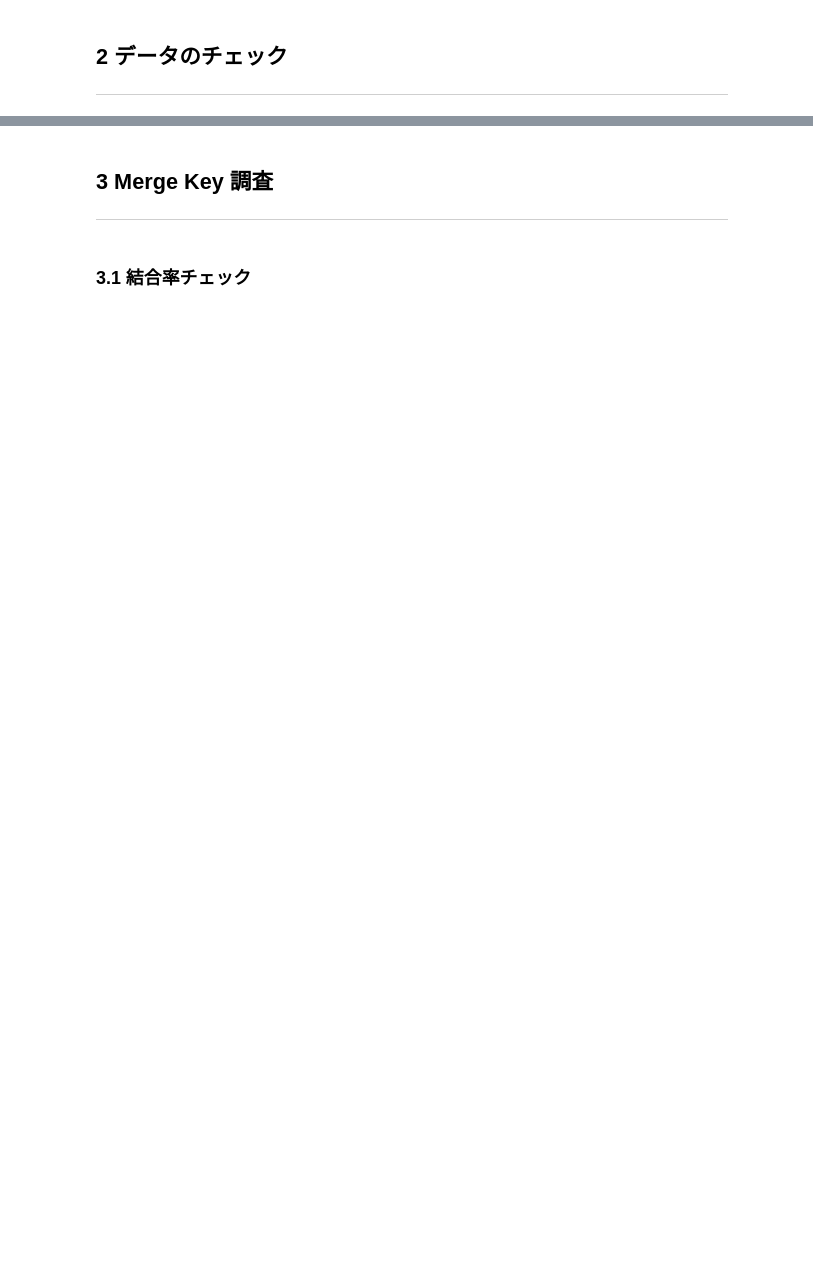
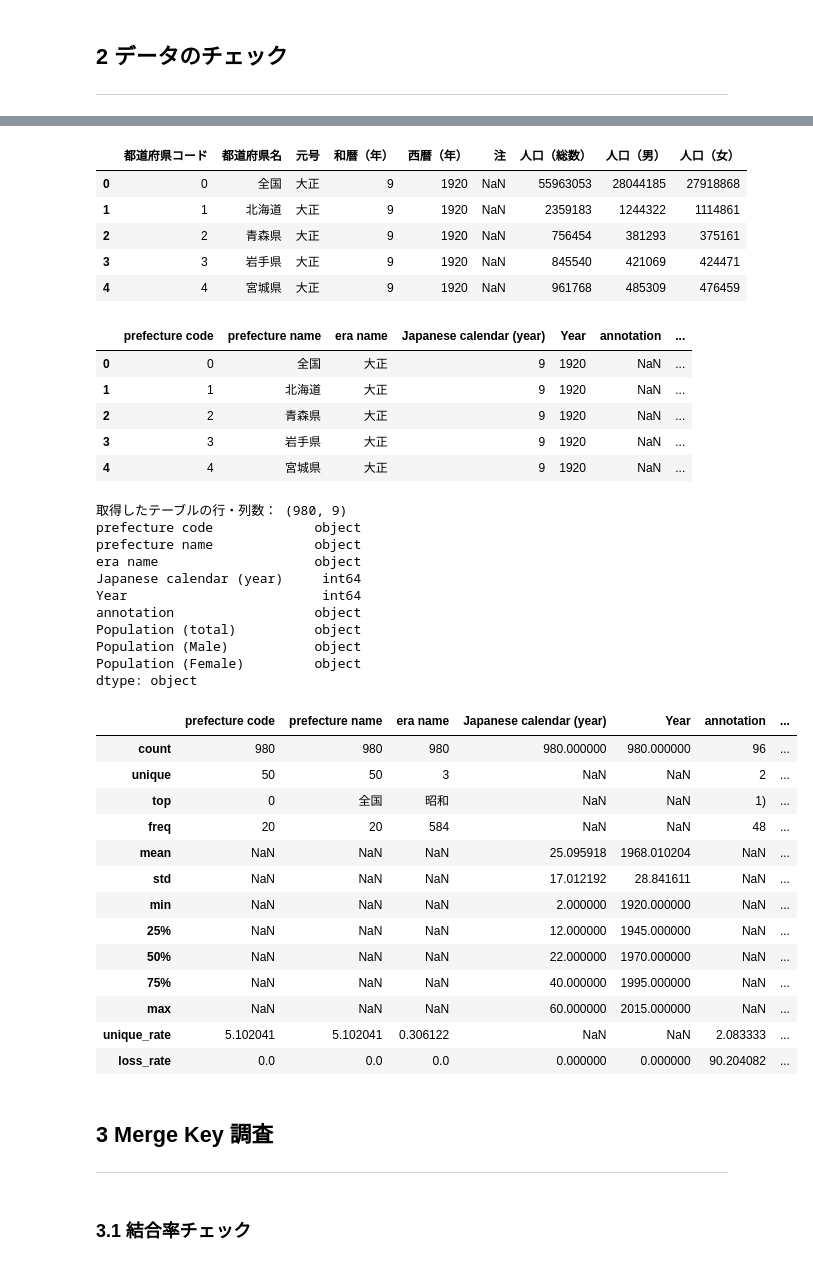
Before and after one commit to lab-shima/lab, a Jupyter notebook: データチェックノートブック.ipynb, the cells around one changed output, grey strips where cells are left out. Saved outputs shown, nothing was run; the diff lists cells and outputs as text; code cells hidden in the pictures; blank space fills up the shorter version.

```diff
--- a/データチェックノートブック.ipynb
+++ b/データチェックノートブック.ipynb
@@ -178,3 +205,43 @@ df.describe()
+# %%
+test(PATH, SOURCE_LANG, TARGET_LANG)
+# %% [output]
+|  | 都道府県コード | 都道府県名 | 元号 | 和暦（年） | 西暦（年） | 注 | 人口（総数） | 人口（男） | 人口（女） |
+| 0 | 0 | 全国 | 大正 | 9 | 1920 | NaN | 55963053 | 28044185 | 27918868 |
+| 1 | 1 | 北海道 | 大正 | 9 | 1920 | NaN | 2359183 | 1244322 | 1114861 |
+| 2 | 2 | 青森県 | 大正 | 9 | 1920 | NaN | 756454 | 381293 | 375161 |
+| 3 | 3 | 岩手県 | 大正 | 9 | 1920 | NaN | 845540 | 421069 | 424471 |
+| 4 | 4 | 宮城県 | 大正 | 9 | 1920 | NaN | 961768 | 485309 | 476459 |
+|  | prefecture code | prefecture name | era name | Japanese calendar (year) | Year | annotation | ... |
+| 0 | 0 | 全国 | 大正 | 9 | 1920 | NaN | ... |
+| 1 | 1 | 北海道 | 大正 | 9 | 1920 | NaN | ... |
+| 2 | 2 | 青森県 | 大正 | 9 | 1920 | NaN | ... |
+| 3 | 3 | 岩手県 | 大正 | 9 | 1920 | NaN | ... |
+| 4 | 4 | 宮城県 | 大正 | 9 | 1920 | NaN | ... |
+取得したテーブルの行・列数： (980, 9)
+prefecture code             object
+prefecture name             object
+era name                    object
+Japanese calendar (year)     int64
+Year                         int64
+annotation                  object
+Population (total)          object
+Population (Male)           object
+Population (Female)         object
+dtype: object
+|  | prefecture code | prefecture name | era name | Japanese calendar (year) | Year | annotation | ... |
+| count | 980 | 980 | 980 | 980.000000 | 980.000000 | 96 | ... |
+| unique | 50 | 50 | 3 | NaN | NaN | 2 | ... |
+| top | 0 | 全国 | 昭和 | NaN | NaN | 1) | ... |
+| freq | 20 | 20 | 584 | NaN | NaN | 48 | ... |
+| mean | NaN | NaN | NaN | 25.095918 | 1968.010204 | NaN | ... |
+| std | NaN | NaN | NaN | 17.012192 | 28.841611 | NaN | ... |
+| min | NaN | NaN | NaN | 2.000000 | 1920.000000 | NaN | ... |
+| 25% | NaN | NaN | NaN | 12.000000 | 1945.000000 | NaN | ... |
+| 50% | NaN | NaN | NaN | 22.000000 | 1970.000000 | NaN | ... |
+| 75% | NaN | NaN | NaN | 40.000000 | 1995.000000 | NaN | ... |
+| max | NaN | NaN | NaN | 60.000000 | 2015.000000 | NaN | ... |
+| unique_rate | 5.102041 | 5.102041 | 0.306122 | NaN | NaN | 2.083333 | ... |
+| loss_rate | 0.0 | 0.0 | 0.0 | 0.000000 | 0.000000 | 90.204082 | ... |
 # %% [markdown]
 ## 3 Merge Key 調査
 ---
```
Also changed, not shown: parts of 16 cells of this notebook.
